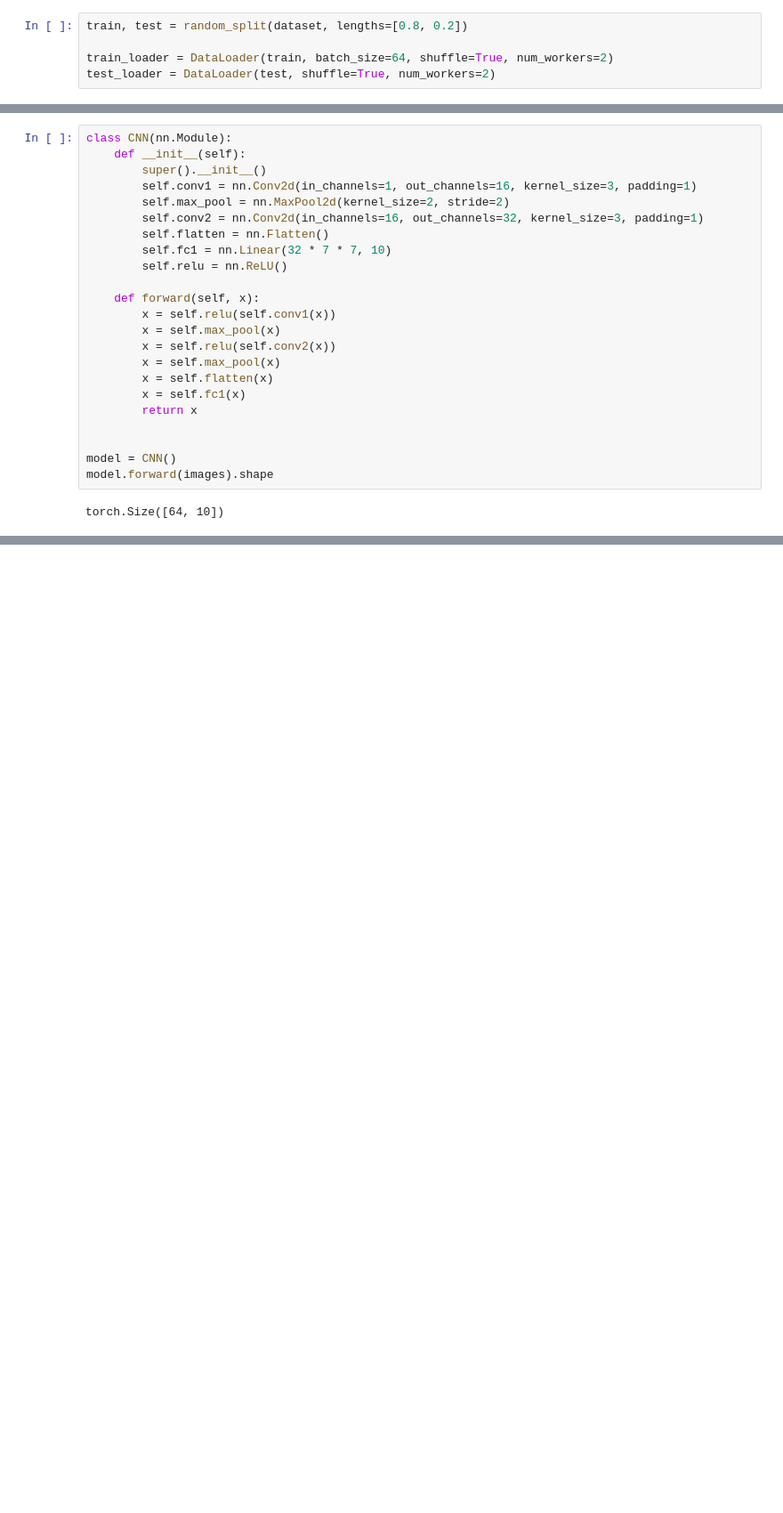
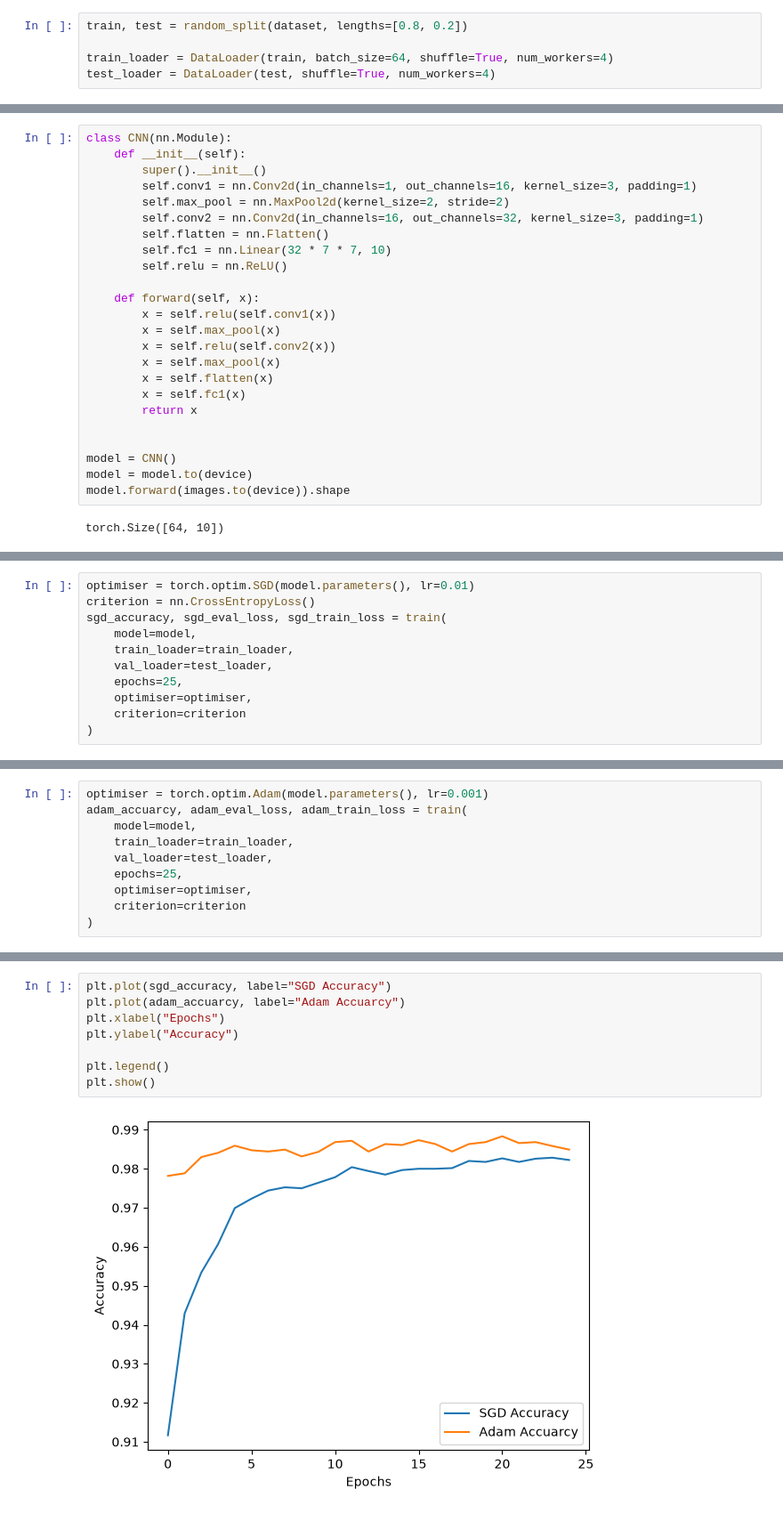
Before and after one commit to FGFAnderson/mech-interp-mini-projects, a Jupyter notebook: torch_cnn/TorchCNN.ipynb, the cells around one changed output, grey strips where cells are left out. Shown at 89% size. Saved outputs shown, nothing was run; the diff lists cells and outputs as text; blank space fills up the shorter version.

Commit message:
torch_cnn | added plotting of peformance metrics

```diff
--- a/torch_cnn/TorchCNN.ipynb
+++ b/torch_cnn/TorchCNN.ipynb
@@ -19,8 +23,8 @@ dataset = datasets.MNIST(
 # %%
 train, test = random_split(dataset, lengths=[0.8, 0.2])
 
-train_loader = DataLoader(train, batch_size=64, shuffle=True, num_workers=2)
-test_loader = DataLoader(test, shuffle=True, num_workers=2)
+train_loader = DataLoader(train, batch_size=64, shuffle=True, num_workers=4)
+test_loader = DataLoader(test, shuffle=True, num_workers=4)
 # %%
 images, labels = next(iter(train_loader))
 print(images.shape)
@@ -50,7 +54,8 @@ class CNN(nn.Module):
 
 
 model = CNN()
-model.forward(images).shape
+model = model.to(device)
+model.forward(images.to(device)).shape
 # %% [output]
 torch.Size([64, 10])
 # %%
@@ -108,0 +109,11 @@ Epoch: 9 eval loss: 0.0757, accuracy: 0.9767
+# %%
+optimiser = torch.optim.SGD(model.parameters(), lr=0.01)
+criterion = nn.CrossEntropyLoss()
+sgd_accuracy, sgd_eval_loss, sgd_train_loss = train(
+    model=model,
+    train_loader=train_loader,
+    val_loader=test_loader,
+    epochs=25,
+    optimiser=optimiser,
+    criterion=criterion
+)
@@ -108,0 +138,10 @@ Epoch: 9 eval loss: 0.0757, accuracy: 0.9767
+# %%
+optimiser = torch.optim.Adam(model.parameters(), lr=0.001)
+adam_accuarcy, adam_eval_loss, adam_train_loss = train(
+    model=model,
+    train_loader=train_loader,
+    val_loader=test_loader,
+    epochs=25,
+    optimiser=optimiser,
+    criterion=criterion
+)
@@ -108,0 +166,10 @@ Epoch: 9 eval loss: 0.0757, accuracy: 0.9767
+# %%
+plt.plot(sgd_accuracy, label="SGD Accuracy")
+plt.plot(adam_accuarcy, label="Adam Accuarcy")
+plt.xlabel("Epochs")
+plt.ylabel("Accuracy")
+
+plt.legend()
+plt.show()
+# %% [output]
+[figure, added]
```
Also changed, not shown: parts of 7 cells of this notebook.
